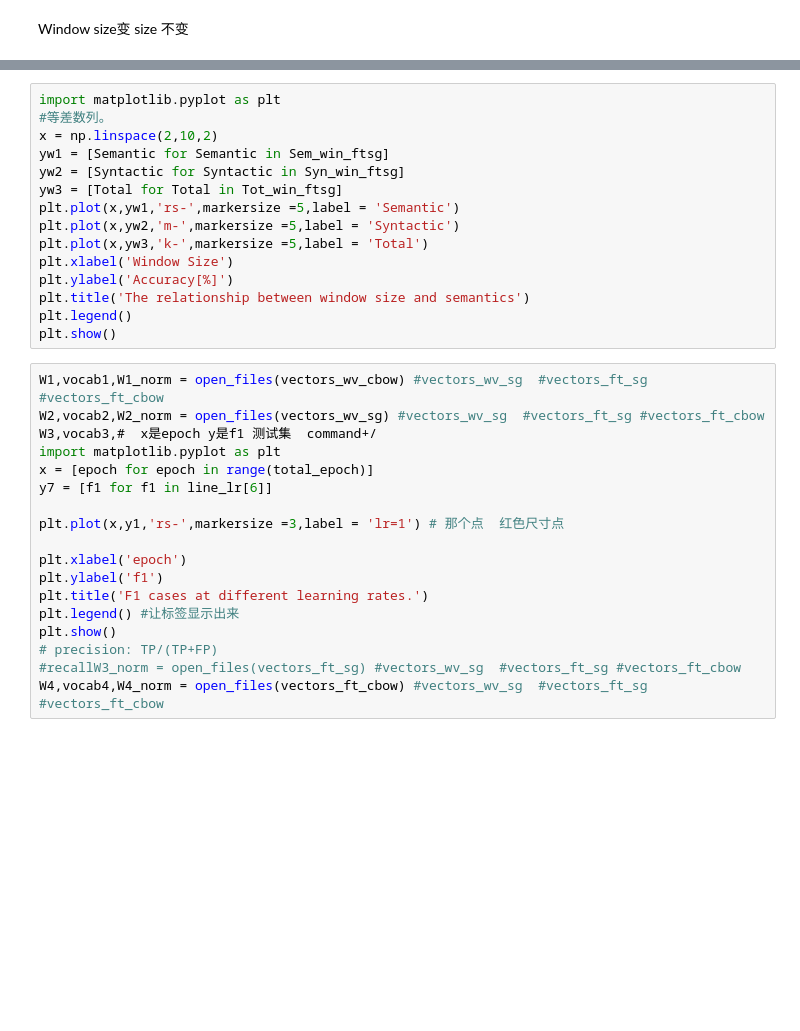
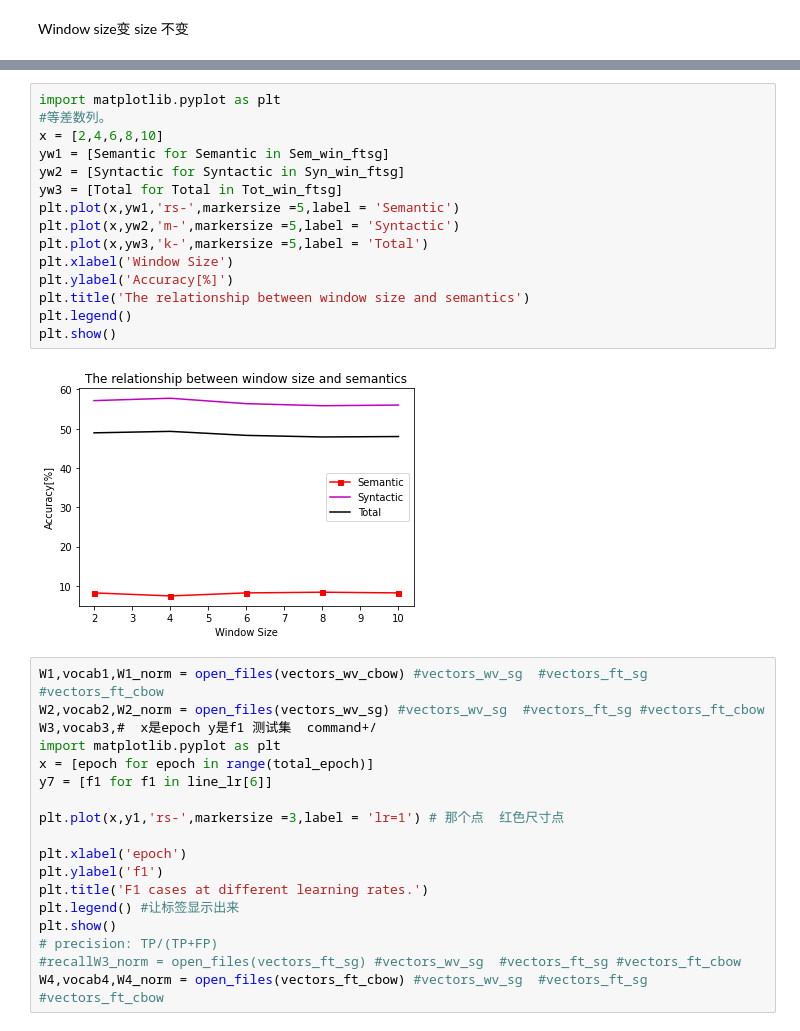
Before and after one commit to Alecia113/NLP-Emotional-analysis, a Jupyter notebook: 3_2Word_Embedding_Evaluation.ipynb, the cells around one changed output, grey strips where cells are left out. Saved outputs shown, nothing was run; the diff lists cells and outputs as text; blank space fills up the shorter version.

```diff
--- a/3_2Word_Embedding_Evaluation.ipynb
+++ b/3_2Word_Embedding_Evaluation.ipynb
@@ -372,18 +401,20 @@ print(Tot_win_ftsg)
 # %%
 import matplotlib.pyplot as plt
 #等差数列。
-x = np.linspace(2,10,2)
+x = [2,4,6,8,10]
 yw1 = [Semantic for Semantic in Sem_win_ftsg]
 yw2 = [Syntactic for Syntactic in Syn_win_ftsg]
 yw3 = [Total for Total in Tot_win_ftsg]
 plt.plot(x,yw1,'rs-',markersize =5,label = 'Semantic')
 plt.plot(x,yw2,'m-',markersize =5,label = 'Syntactic')
 plt.plot(x,yw3,'k-',markersize =5,label = 'Total')
 plt.xlabel('Window Size')
 plt.ylabel('Accuracy[%]')
 plt.title('The relationship between window size and semantics')
 plt.legend()
 plt.show()
+# %% [output]
+[figure, added]
 # %%
 W1,vocab1,W1_norm = open_files(vectors_wv_cbow) #vectors_wv_sg  #vectors_ft_sg #vectors_ft_cbow
 W2,vocab2,W2_norm = open_files(vectors_wv_sg) #vectors_wv_sg  #vectors_ft_sg #vectors_ft_cbow
```
Also changed, not shown: parts of 3 cells of this notebook.
